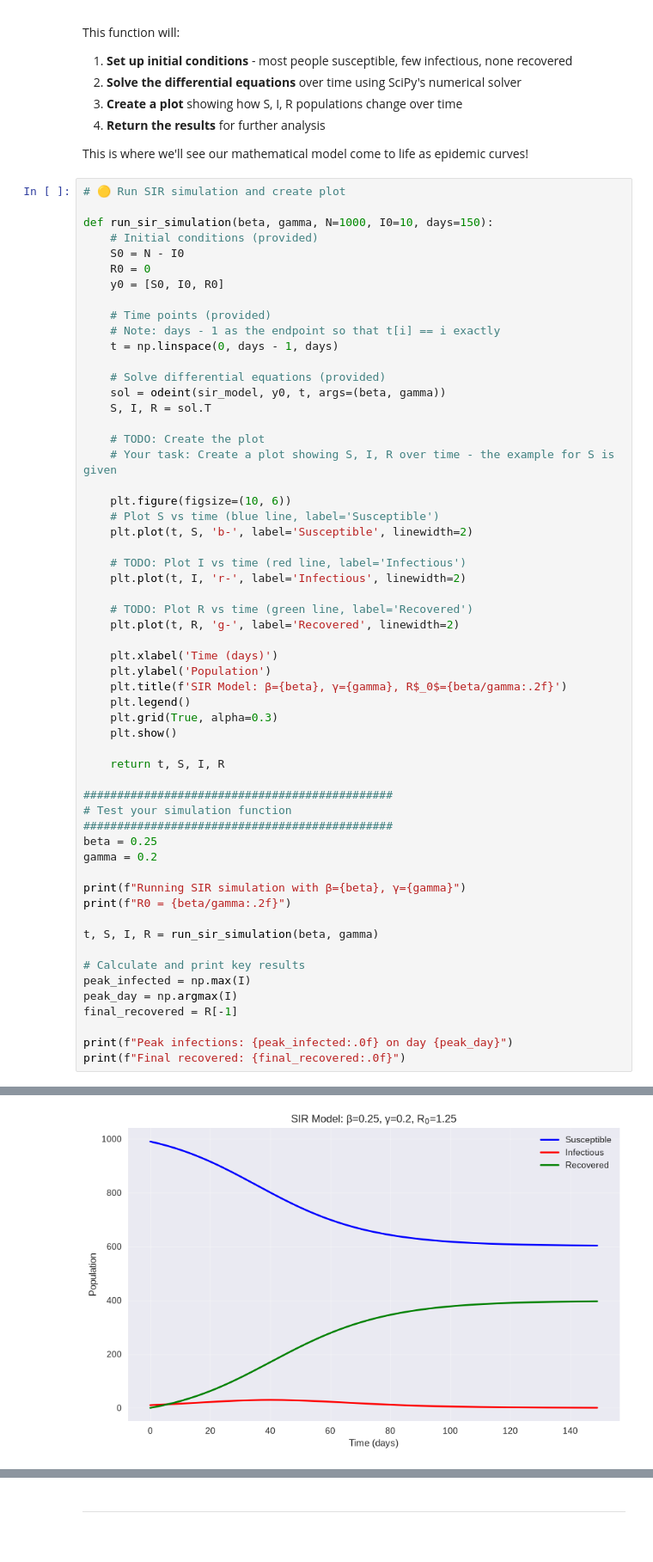
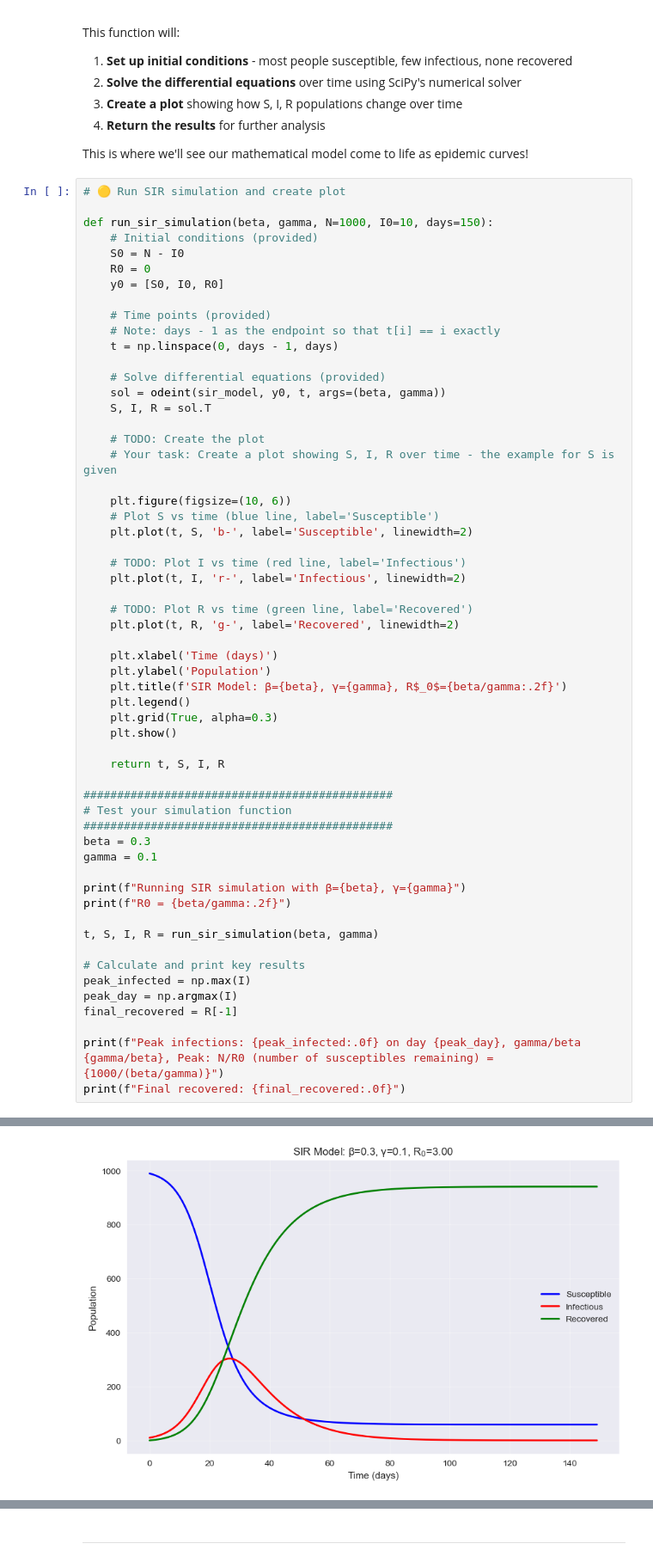
Before and after one commit to Frank03Lambert/MSMBS-Group07, a Jupyter notebook: Assignment1/KEN3170-SIR_Practical_Starter.ipynb, the cells around one changed output, grey strips where cells are left out. Shown at 86% size. Cells and saved outputs as stored; diff of their text form.

```diff
--- a/Assignment1/KEN3170-SIR_Practical_Starter.ipynb
+++ b/Assignment1/KEN3170-SIR_Practical_Starter.ipynb
@@ -168,8 +168,8 @@ def run_sir_simulation(beta, gamma, N=1000, I0=10, days=150):
 ##############################################
 # Test your simulation function
 ##############################################
-beta = 0.25
-gamma = 0.2
+beta = 0.3
+gamma = 0.1
 
 print(f"Running SIR simulation with β={beta}, γ={gamma}")
 print(f"R0 = {beta/gamma:.2f}")
@@ -181,6 +181,6 @@ peak_infected = np.max(I)
 peak_day = np.argmax(I)
 final_recovered = R[-1]
 
-print(f"Peak infections: {peak_infected:.0f} on day {peak_day}")
+print(f"Peak infections: {peak_infected:.0f} on day {peak_day}, gamma/beta {gamma/beta}, Peak: N/R0 (number of susceptibles remaining) = {1000/(beta/gamma)}")
 print(f"Final recovered: {final_recovered:.0f}")
 # %% [output]
@@ -189 +189 @@ R0 = 1.25
-[figure, old version]
+[figure, new version]
```
Also changed, not shown: parts of 13 cells of this notebook.
